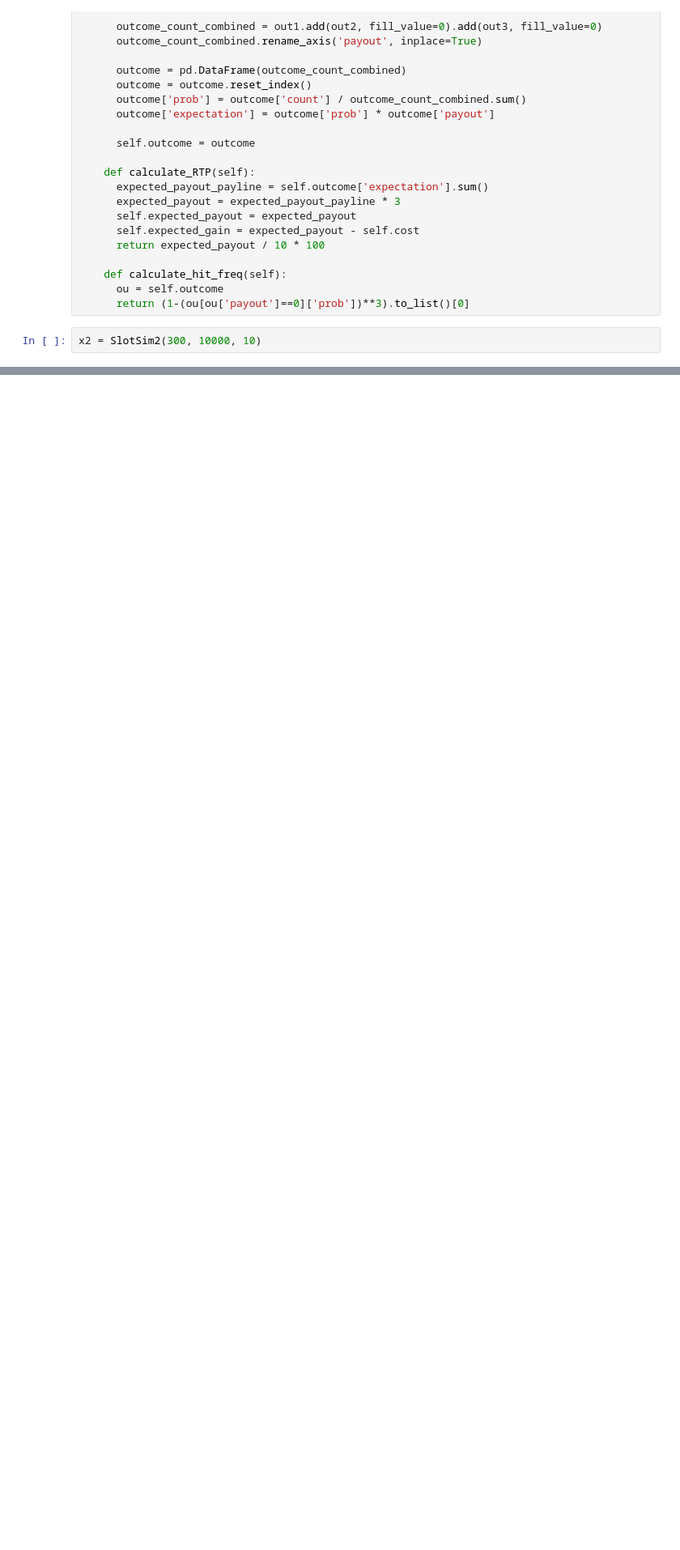
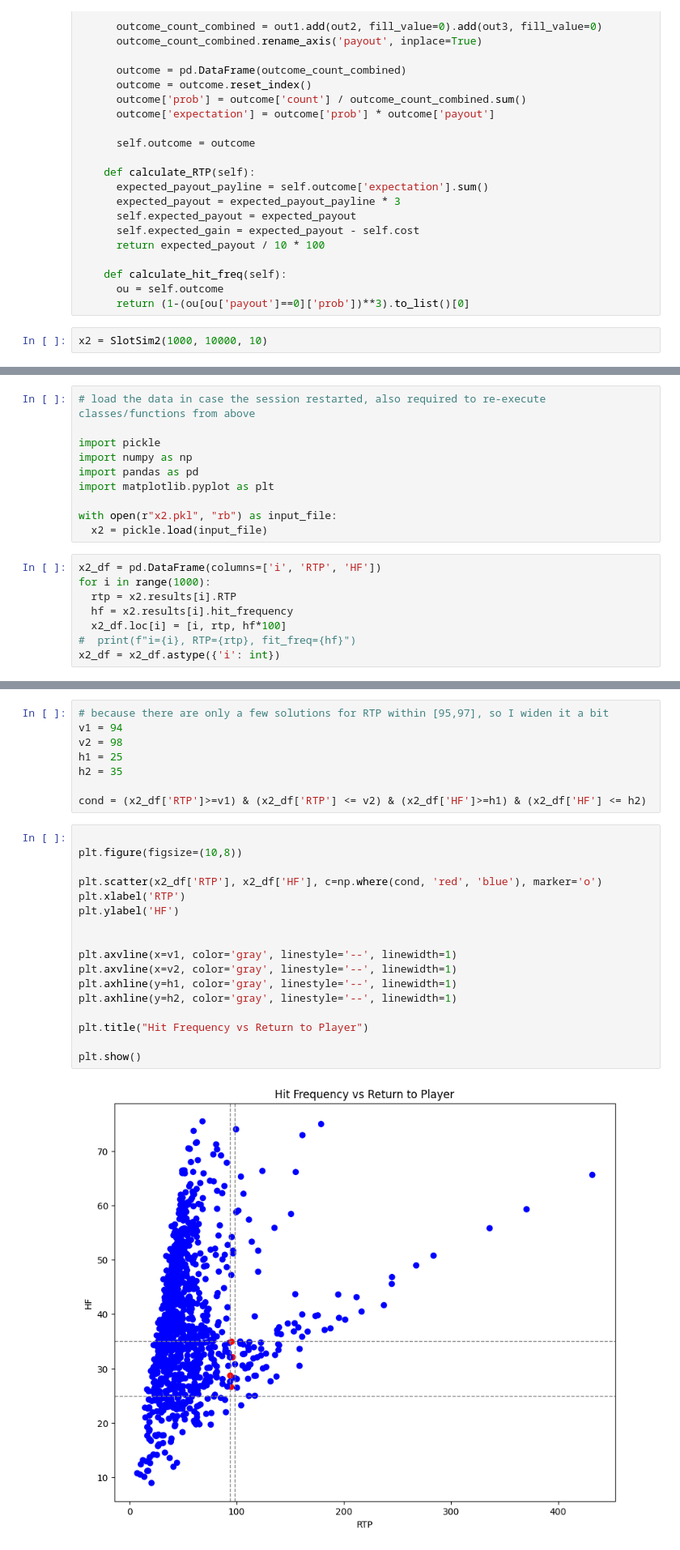
Before and after one commit to davidklhui/others, a Jupyter notebook: Discussion_of_basic_3x3_Slot_design.ipynb, the cells around one changed output, grey strips where cells are left out. Shown: that part at 81% size. Saved outputs shown, nothing was run; the diff lists cells and outputs as text; blank space fills up the shorter version.

```diff
--- a/Discussion_of_basic_3x3_Slot_design.ipynb
+++ b/Discussion_of_basic_3x3_Slot_design.ipynb
@@ -757,7 +757,7 @@ class SlotSim2():
       ou = self.outcome
       return (1-(ou[ou['payout']==0]['prob'])**3).to_list()[0]
 # %%
-x2 = SlotSim2(300, 10000, 10)
+x2 = SlotSim2(1000, 10000, 10)
 # %% [output]
 0
 1
@@ -778,0 +789,18 @@ x2 = SlotSim2(300, 10000, 10)
+# %%
+# load the data in case the session restarted, also required to re-execute classes/functions from above
+
+import pickle
+import numpy as np
+import pandas as pd
+import matplotlib.pyplot as plt
+
+with open(r"x2.pkl", "rb") as input_file:
+  x2 = pickle.load(input_file)
+# %%
+x2_df = pd.DataFrame(columns=['i', 'RTP', 'HF'])
+for i in range(1000):
+  rtp = x2.results[i].RTP
+  hf = x2.results[i].hit_frequency
+  x2_df.loc[i] = [i, rtp, hf*100]
+#  print(f"i={i}, RTP={rtp}, fit_freq={hf}")
+x2_df = x2_df.astype({'i': int})
@@ -778,0 +823,27 @@ x2 = SlotSim2(300, 10000, 10)
+# %%
+# because there are only a few solutions for RTP within [95,97], so I widen it a bit
+v1 = 94
+v2 = 98
+h1 = 25
+h2 = 35
+
+cond = (x2_df['RTP']>=v1) & (x2_df['RTP'] <= v2) & (x2_df['HF']>=h1) & (x2_df['HF'] <= h2)
+# %%
+
+plt.figure(figsize=(10,8))
+
+plt.scatter(x2_df['RTP'], x2_df['HF'], c=np.where(cond, 'red', 'blue'), marker='o')
+plt.xlabel('RTP')
+plt.ylabel('HF')
+
+
+plt.axvline(x=v1, color='gray', linestyle='--', linewidth=1)
+plt.axvline(x=v2, color='gray', linestyle='--', linewidth=1)
+plt.axhline(y=h1, color='gray', linestyle='--', linewidth=1)
+plt.axhline(y=h2, color='gray', linestyle='--', linewidth=1)
+
+plt.title("Hit Frequency vs Return to Player")
+
+plt.show()
+# %% [output]
+[figure, added]
```
Also changed, not shown: parts of 36 cells of this notebook.
